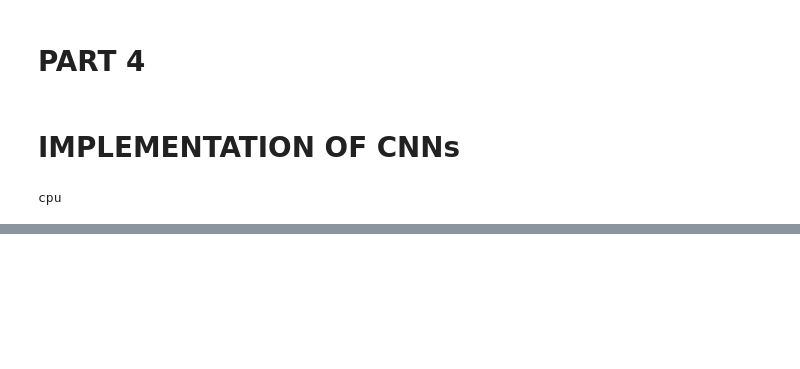
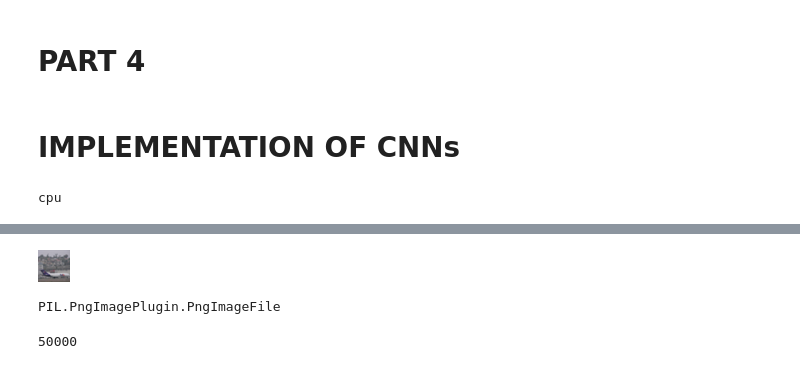
Before and after one commit to MathewS424/PyTorch-Tutorial, a Jupyter notebook: 22_CNN_Implementation_4.ipynb, the cells around one changed output, grey strips where cells are left out. Drawn from its saved outputs; the diff is of its cells as text; code cells hidden in the pictures; blank space fills up the shorter version.

```diff
--- a/22_CNN_Implementation_4.ipynb
+++ b/22_CNN_Implementation_4.ipynb
@@ -19,0 +40,10 @@ cpu
+# %%
+# Import CIFAR-10 dataset from huggingFace
+from datasets import load_dataset
+
+dataset_train = load_dataset(
+                            "cifar10",
+                             split="train",  # training dataset
+                             ignore_verifications=True  # set to true if seeing splits error
+                             )
+dataset_train
@@ -19,0 +62,13 @@ cpu
+# %%
+# let's view the image (its very small)
+dataset_train[0]['img']
+# %% [output]
+[figure, added]
+# %%
+type(dataset_train[0]['img'])
+# %% [output]
+PIL.PngImagePlugin.PngImageFile
+# %%
+len(dataset_train)
+# %% [output]
+50000
```
Also changed, not shown: parts of 36 cells of this notebook.
